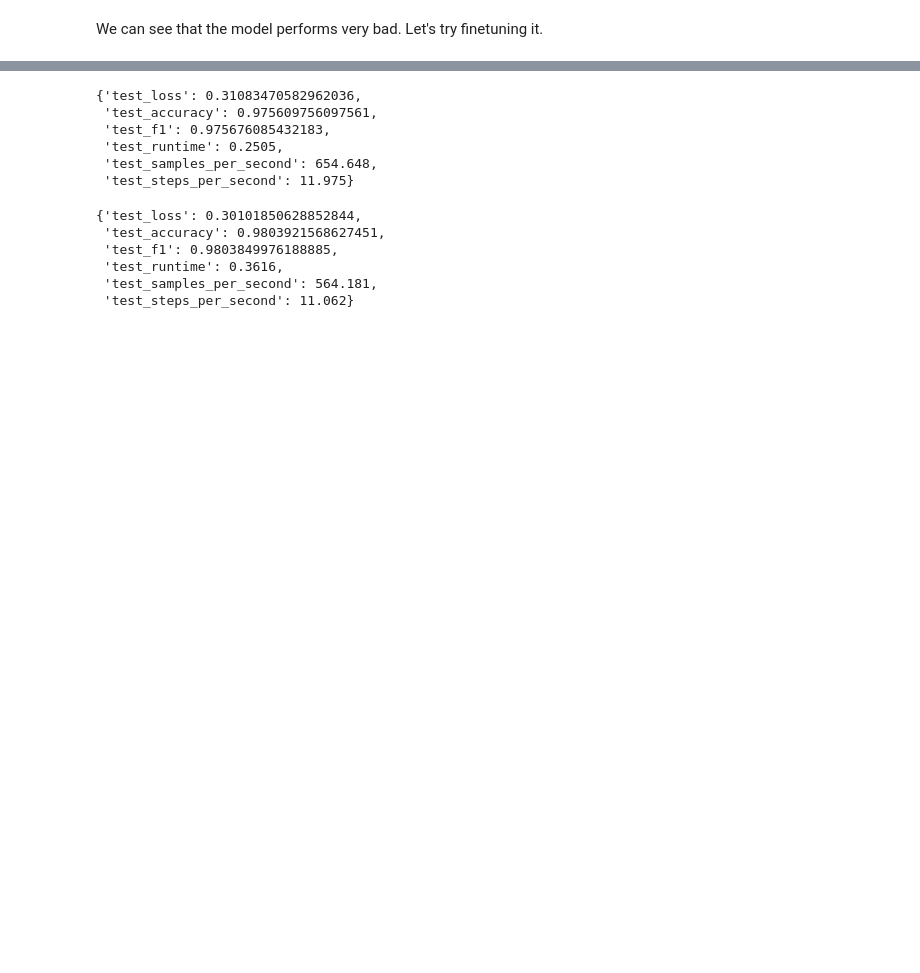
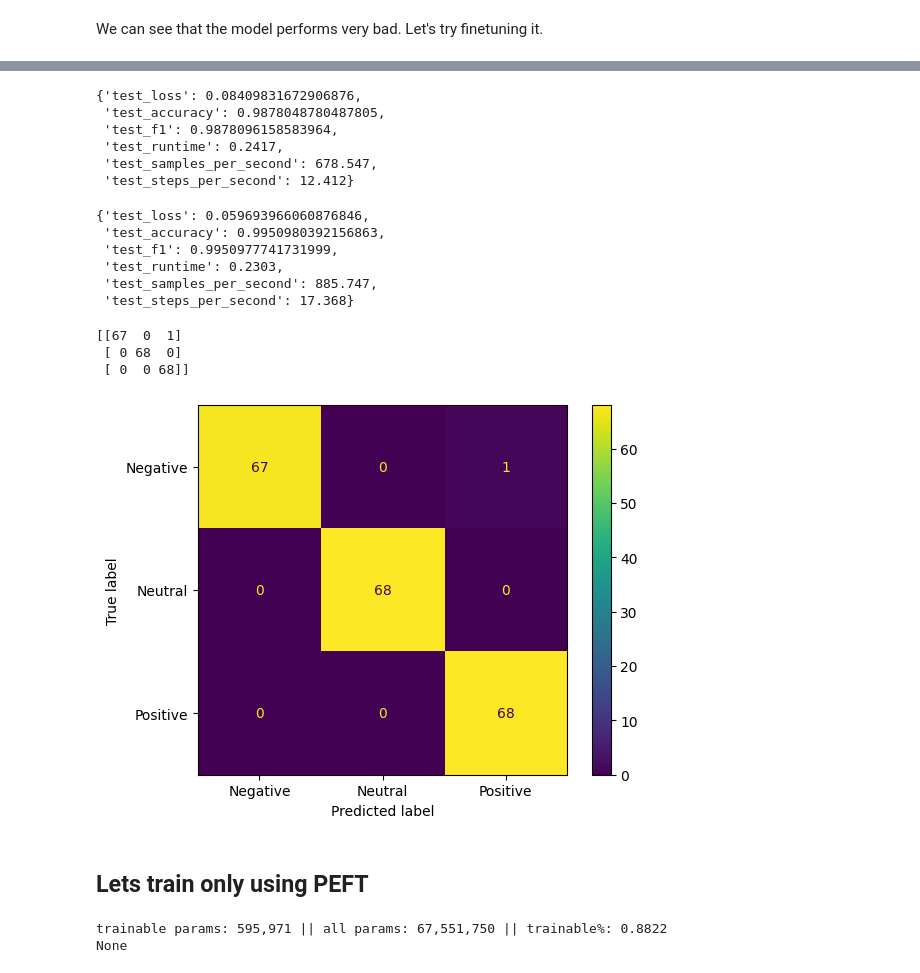
Before and after one commit to christoskaparakis/llm-experiments, a Jupyter notebook: test.ipynb, the cells around one changed output, grey strips where cells are left out. Cells and saved outputs as stored; diff of their text form; code cells hidden in the pictures; blank space fills up the shorter version.

```diff
--- a/test.ipynb
+++ b/test.ipynb
@@ -216,7 +202,7 @@ logging_steps = len(sentences_train_encoded) // batch_size
 model_name = f"{model_ckpt}-finetuned-emotion"
 training_args = TrainingArguments(
     output_dir=model_name,
-    num_train_epochs=6,
+    num_train_epochs=10,
     learning_rate=2e-5,
     per_device_train_batch_size=batch_size,
     per_device_eval_batch_size=batch_size,
@@ -257,19 +242,39 @@ TrainOutput(global_step=66, training_loss=0.6414189158063947, metrics={'train_ru
 preds_output = trainer.predict(sentences_validation_encoded)
 preds_output.metrics
 # %% [output]
-{'test_loss': 0.31083470582962036,
- 'test_accuracy': 0.975609756097561,
- 'test_f1': 0.975676085432183,
- 'test_runtime': 0.2505,
- 'test_samples_per_second': 654.648,
- 'test_steps_per_second': 11.975}
+{'test_loss': 0.08409831672906876,
+ 'test_accuracy': 0.9878048780487805,
+ 'test_f1': 0.9878096158583964,
+ 'test_runtime': 0.2417,
+ 'test_samples_per_second': 678.547,
+ 'test_steps_per_second': 12.412}
 # %%
 preds_output = trainer.predict(sentences_test_encoded)
 preds_output.metrics
 # %% [output]
-{'test_loss': 0.30101850628852844,
- 'test_accuracy': 0.9803921568627451,
- 'test_f1': 0.9803849976188885,
- 'test_runtime': 0.3616,
- 'test_samples_per_second': 564.181,
- 'test_steps_per_second': 11.062}
+{'test_loss': 0.059693966060876846,
+ 'test_accuracy': 0.9950980392156863,
+ 'test_f1': 0.9950977741731999,
+ 'test_runtime': 0.2303,
+ 'test_samples_per_second': 885.747,
+ 'test_steps_per_second': 17.368}
+# %%
+# define confusion matrix
+confusion_matrix = metrics.confusion_matrix(sentences_test_encoded['label'], np.argmax(preds_output.predictions, axis=1))
+
+print(confusion_matrix)
+
+# visualize confusion matrix with sklearn metrics
+# define matrix and create labels
+cm_display = metrics.ConfusionMatrixDisplay(confusion_matrix = confusion_matrix, display_labels = ["Negative", "Neutral", "Positive"])
+
+# display matrix
+cm_display.plot()
+plt.show()
+# %% [output]
+[[67  0  1]
+ [ 0 68  0]
+ [ 0  0 68]]
+[figure, added]
+# %% [markdown]
+## Lets train only using PEFT
@@ -275,0 +315,22 @@ preds_output.metrics
+# %%
+foundation_model = AutoModelForSequenceClassification.from_pretrained(model_ckpt, num_labels=num_labels, id2label=id2label, label2id=label2id).to(device)
+
+# Create a configuration for prompt tuning using the PromptTuningConfig class
+peft_config = PromptTuningConfig(
+    task_type=TaskType.SEQ_CLS,
+    prompt_tuning_init=PromptTuningInit.RANDOM,
+    num_virtual_tokens=4,
+    num_layers=1,
+    token_dim=768,
+    num_attention_heads=3,
+    tokenizer_name_or_path=model_ckpt
+)
+
+# Get a PeftModel using the specified foundation_model and prompt tuning configuration
+peft_model = get_peft_model(foundation_model, peft_config)
+
+# Print the trainable parameters of the PeftModel
+print(peft_model.print_trainable_parameters())
+# %% [output]
+trainable params: 595,971 || all params: 67,551,750 || trainable%: 0.8822
+None
```
Also changed, not shown: parts of 30 cells of this notebook.
